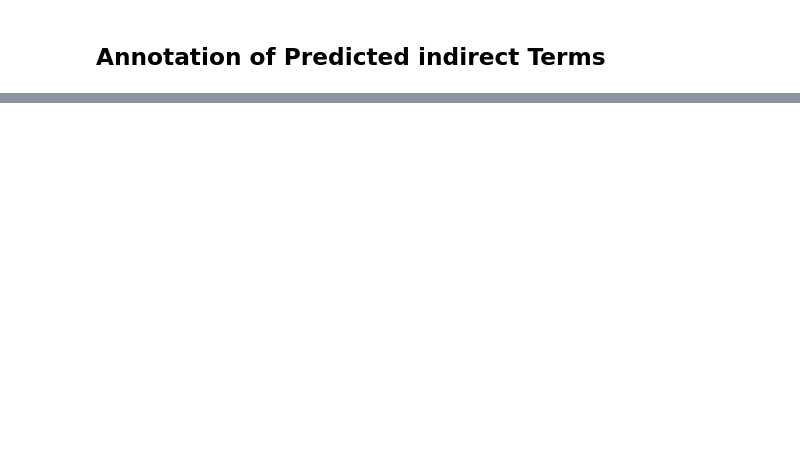
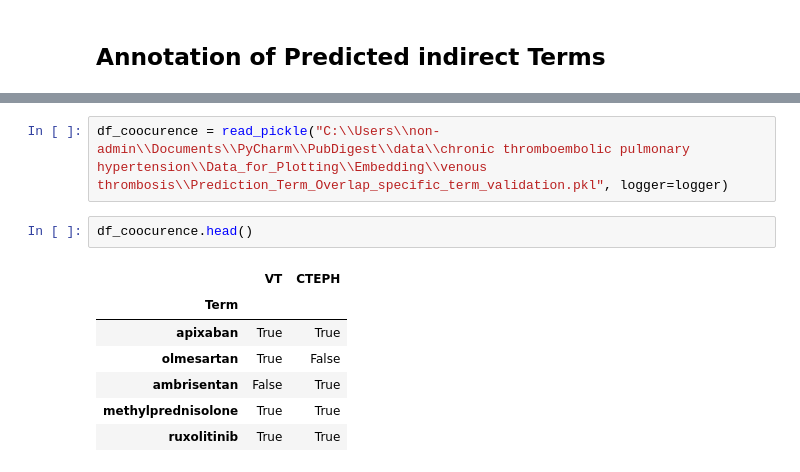
Before and after one commit to dansteiert/PubDigest, a Jupyter notebook: misc/Rebuttal_Tasks.ipynb, the cells around one changed output, grey strips where cells are left out. Drawn from its saved outputs; the diff is of its cells as text; blank space fills up the shorter version.

```diff
--- a/misc/Rebuttal_Tasks.ipynb
+++ b/misc/Rebuttal_Tasks.ipynb
@@ -414,0 +450,12 @@ other_drugs = {"ruxolitinib": "fibrosis", "fasudil": "hemorrhage",
+# %%
+df_coocurence = read_pickle("C:\\Users\\non-admin\\Documents\\PyCharm\\PubDigest\\data\\chronic thromboembolic pulmonary hypertension\\Data_for_Plotting\\Embedding\\venous thrombosis\\Prediction_Term_Overlap_specific_term_validation.pkl", logger=logger)
+# %%
+df_coocurence.head()
+# %% [output]
+|  | VT | CTEPH |
+| Term |  |  |
+| apixaban | True | True |
+| olmesartan | True | False |
+| ambrisentan | False | True |
+| methylprednisolone | True | True |
+| ruxolitinib | True | True |
```
Also changed, not shown: parts of 33 cells of this notebook, 3 other files.
